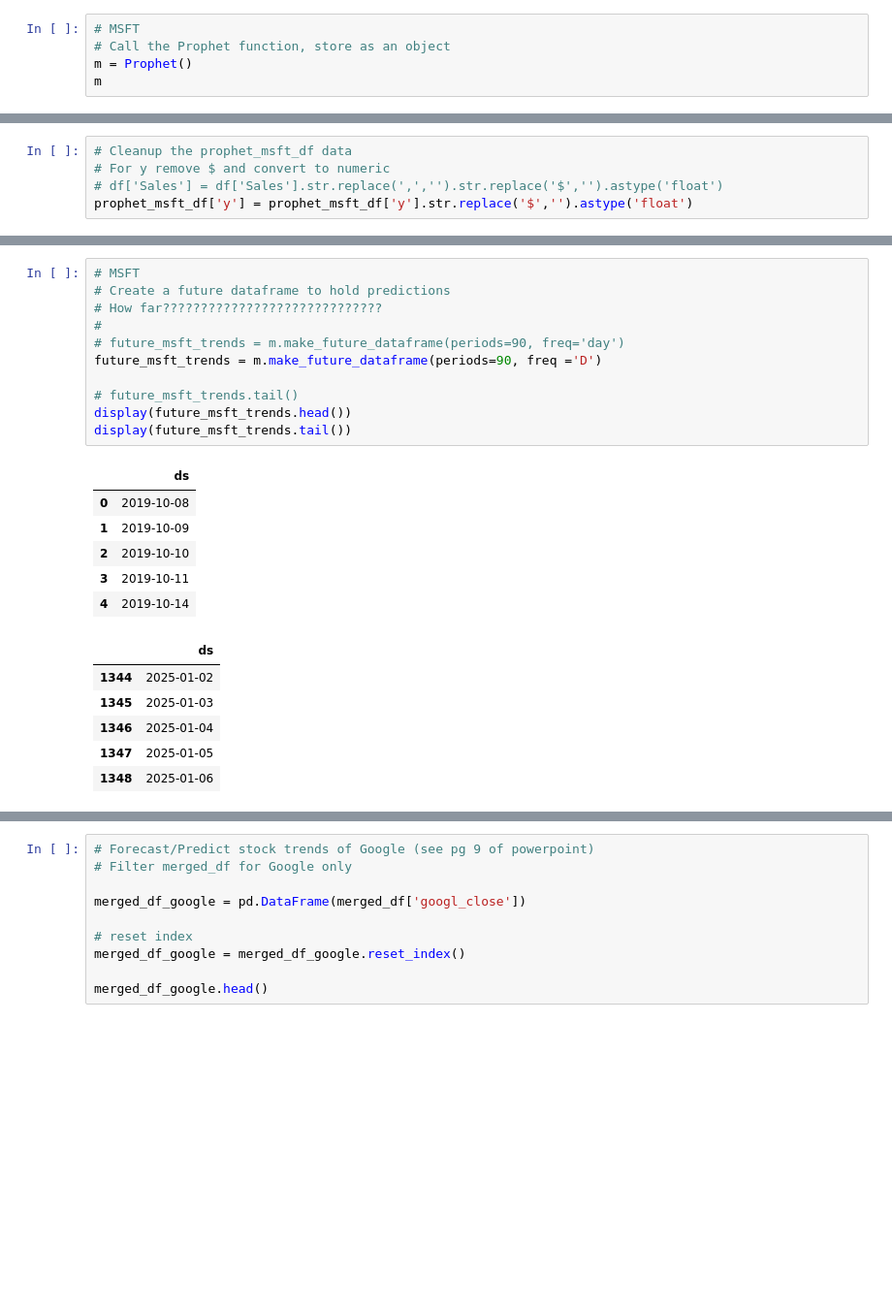
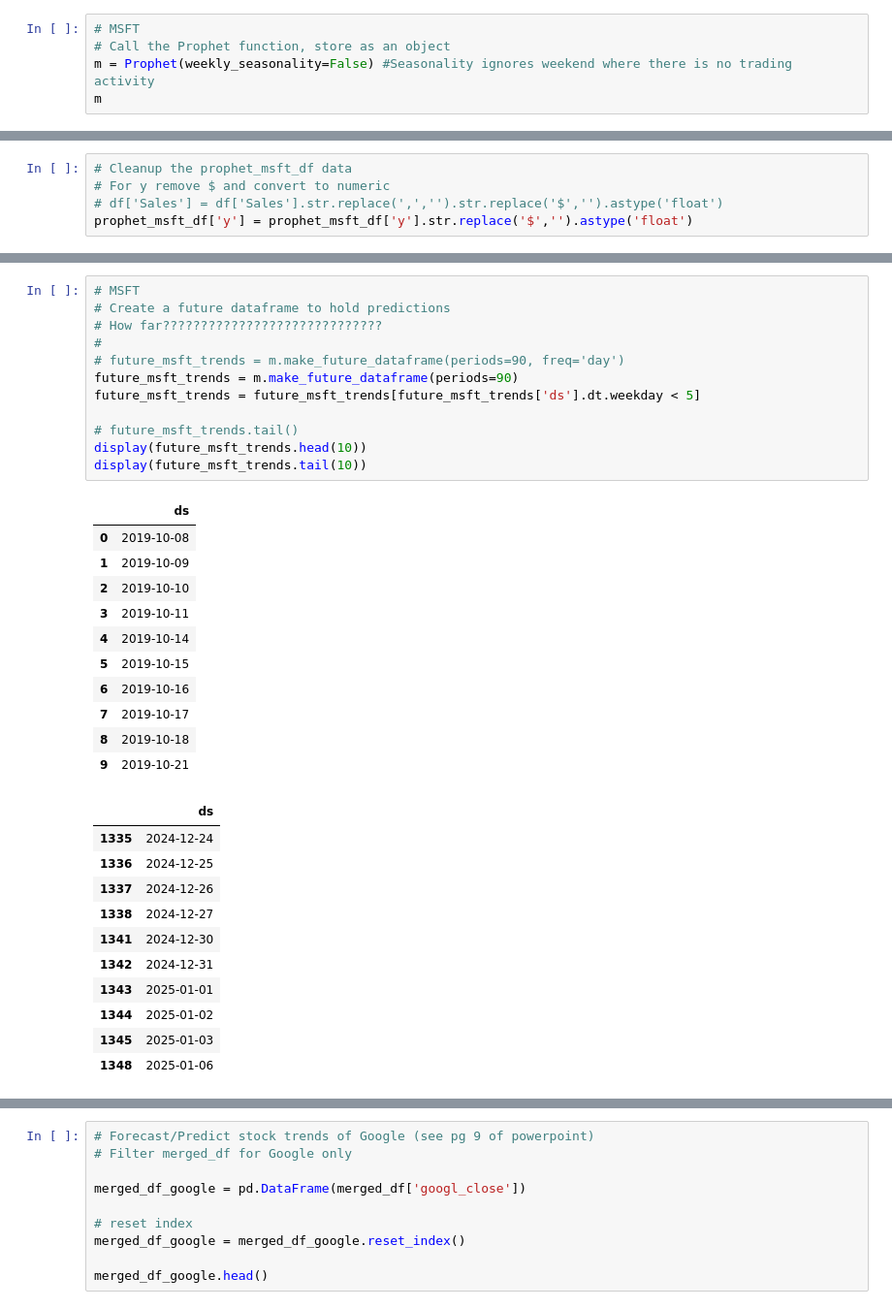
Before and after one commit to Pete1001/Tech_stock_analysis, a Jupyter notebook: Tech_stock_analysis.ipynb, the cells around one changed output, grey strips where cells are left out. Shown at 97% size. Cells and saved outputs as stored; diff of their text form; blank space fills up the shorter version.

```diff
--- a/Tech_stock_analysis.ipynb
+++ b/Tech_stock_analysis.ipynb
@@ -574,7 +607,7 @@ display(prophet_msft_df.tail())
 # %%
 # MSFT
 # Call the Prophet function, store as an object
-m = Prophet()
+m = Prophet(weekly_seasonality=False) #Seasonality ignores weekend where there is no trading activity
 m
 # %% [output]
 <prophet.forecaster.Prophet at 0x...>
@@ -594,26 +627,37 @@ m.fit(prophet_msft_df)
 # %%
 # MSFT
 # Create a future dataframe to hold predictions
 # How far?????????????????????????????
 #
 # future_msft_trends = m.make_future_dataframe(periods=90, freq='day')
-future_msft_trends = m.make_future_dataframe(periods=90, freq ='D')
+future_msft_trends = m.make_future_dataframe(periods=90)
+future_msft_trends = future_msft_trends[future_msft_trends['ds'].dt.weekday < 5]
 
 # future_msft_trends.tail()
-display(future_msft_trends.head())
-display(future_msft_trends.tail())
+display(future_msft_trends.head(10))
+display(future_msft_trends.tail(10))
 # %% [output]
 |  | ds |
 | 0 | 2019-10-08 |
 | 1 | 2019-10-09 |
 | 2 | 2019-10-10 |
 | 3 | 2019-10-11 |
 | 4 | 2019-10-14 |
+| 5 | 2019-10-15 |
+| 6 | 2019-10-16 |
+| 7 | 2019-10-17 |
+| 8 | 2019-10-18 |
+| 9 | 2019-10-21 |
 |  | ds |
+| 1335 | 2024-12-24 |
+| 1336 | 2024-12-25 |
+| 1337 | 2024-12-26 |
+| 1338 | 2024-12-27 |
+| 1341 | 2024-12-30 |
+| 1342 | 2024-12-31 |
+| 1343 | 2025-01-01 |
 | 1344 | 2025-01-02 |
 | 1345 | 2025-01-03 |
-| 1346 | 2025-01-04 |
-| 1347 | 2025-01-05 |
 | 1348 | 2025-01-06 |
 # %%
 # MSFT
```
Also changed, not shown: parts of 41 cells of this notebook, 8 other files.
